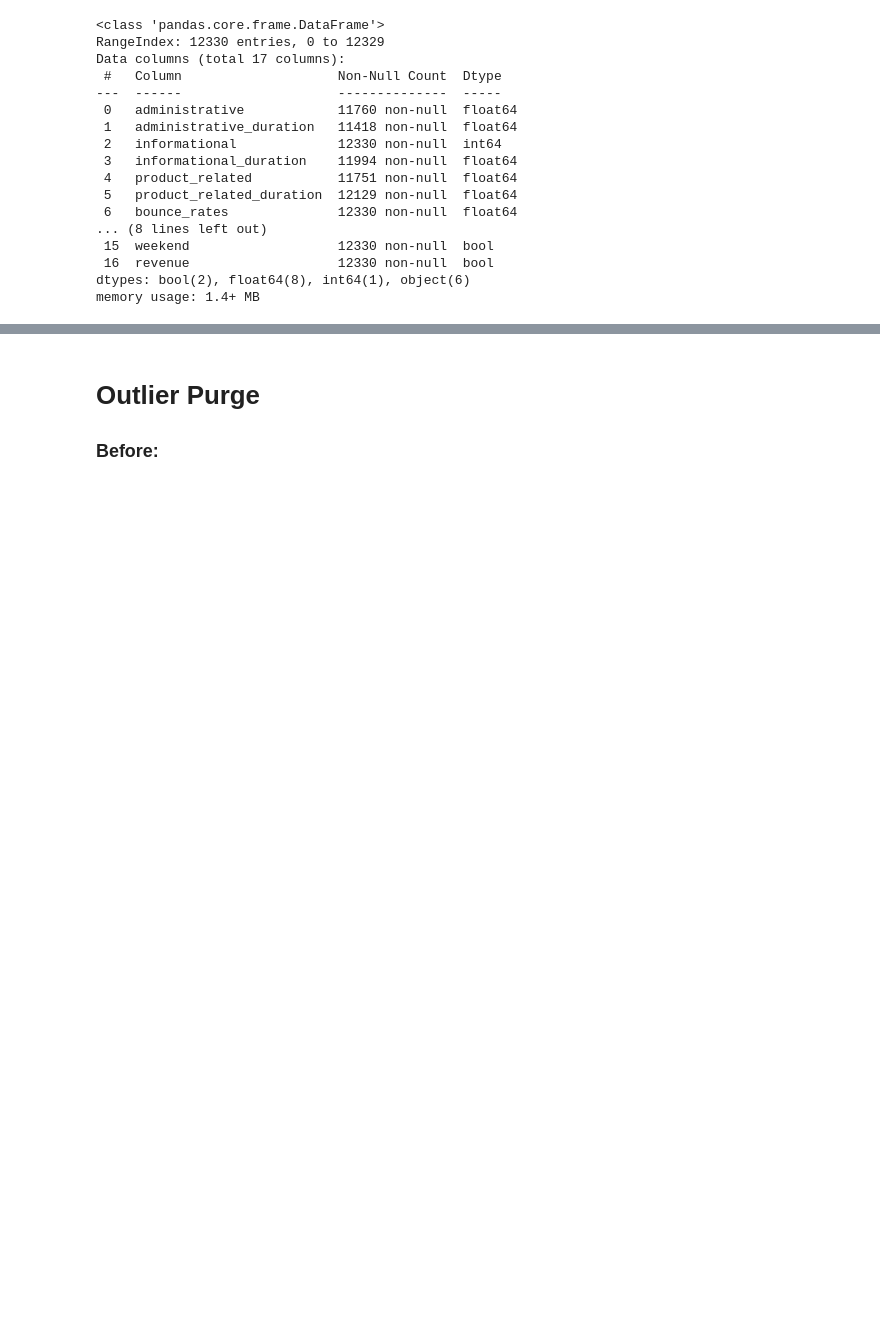
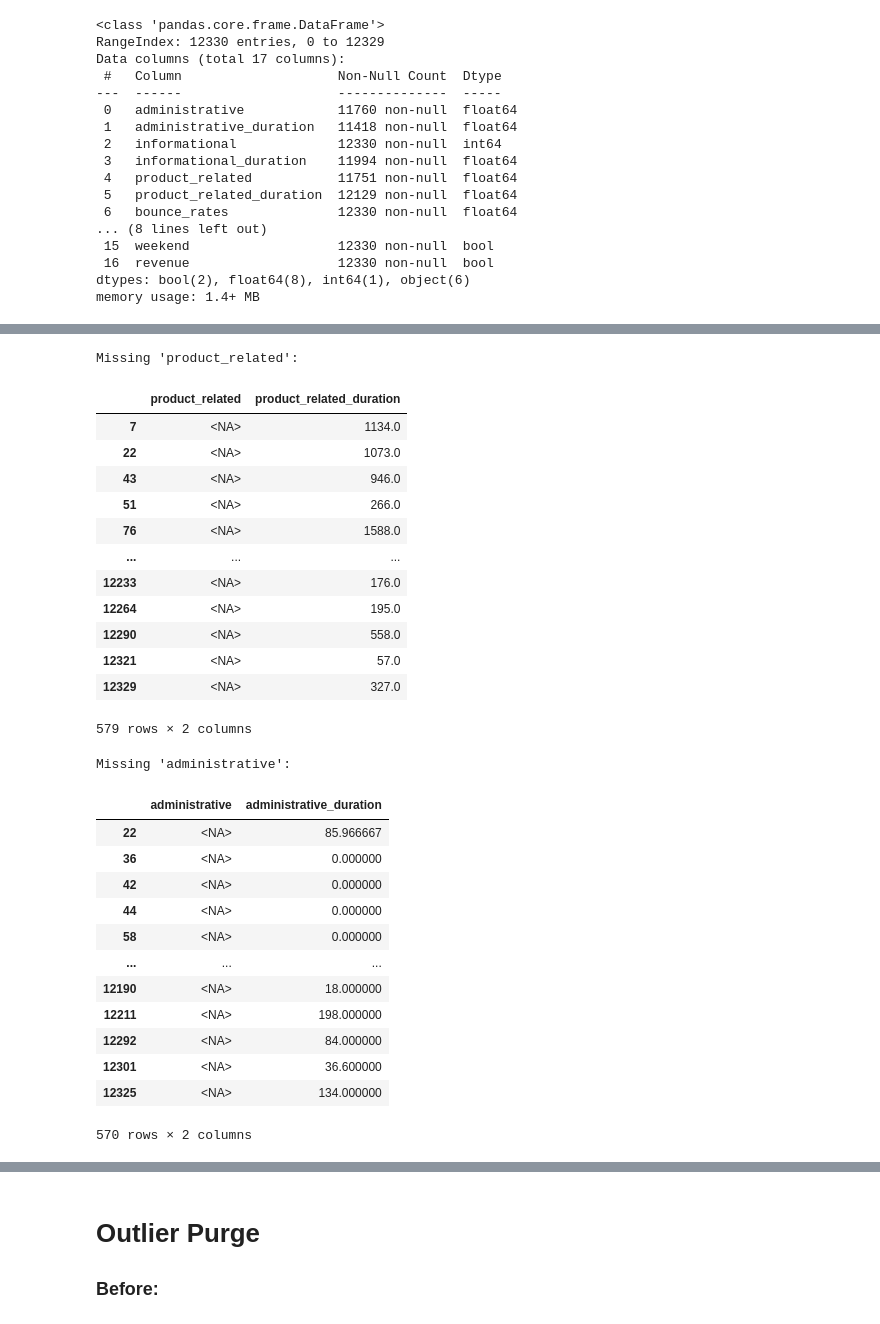
Before and after one commit to kiprenzo/Online-Retail-EDA--Python-Data-Vis, a Jupyter notebook: dataplay.ipynb, the cells around one changed output, grey strips where cells are left out. Cells and saved outputs as stored; diff of their text form; code cells hidden in the pictures; blank space fills up the shorter version.

```diff
--- a/dataplay.ipynb
+++ b/dataplay.ipynb
@@ -158,0 +120,36 @@ Here are the unique values in 'traffic_type':
+# %%
+print("Missing 'product_related':\n")
+missingprod = df.loc[df["product_related"].isna()]
+display(missingprod[["product_related", "product_related_duration"]])
+print("\nMissing 'administrative':\n")
+missingadmin = df.loc[df["administrative"].isna()]
+display(missingadmin[["administrative", "administrative_duration"]])
+# %% [output]
+Missing 'product_related':
+|  | product_related | product_related_duration |
+| 7 | <NA> | 1134.0 |
+| 22 | <NA> | 1073.0 |
+| 43 | <NA> | 946.0 |
+| 51 | <NA> | 266.0 |
+| 76 | <NA> | 1588.0 |
+| ... | ... | ... |
+| 12233 | <NA> | 176.0 |
+| 12264 | <NA> | 195.0 |
+| 12290 | <NA> | 558.0 |
+| 12321 | <NA> | 57.0 |
+| 12329 | <NA> | 327.0 |
+579 rows × 2 columns
+Missing 'administrative':
+|  | administrative | administrative_duration |
+| 22 | <NA> | 85.966667 |
+| 36 | <NA> | 0.000000 |
+| 42 | <NA> | 0.000000 |
+| 44 | <NA> | 0.000000 |
+| 58 | <NA> | 0.000000 |
+| ... | ... | ... |
+| 12190 | <NA> | 18.000000 |
+| 12211 | <NA> | 198.000000 |
+| 12292 | <NA> | 84.000000 |
+| 12301 | <NA> | 36.600000 |
+| 12325 | <NA> | 134.000000 |
+570 rows × 2 columns
```
Also changed, not shown: parts of 25 cells of this notebook, 5 other files.
